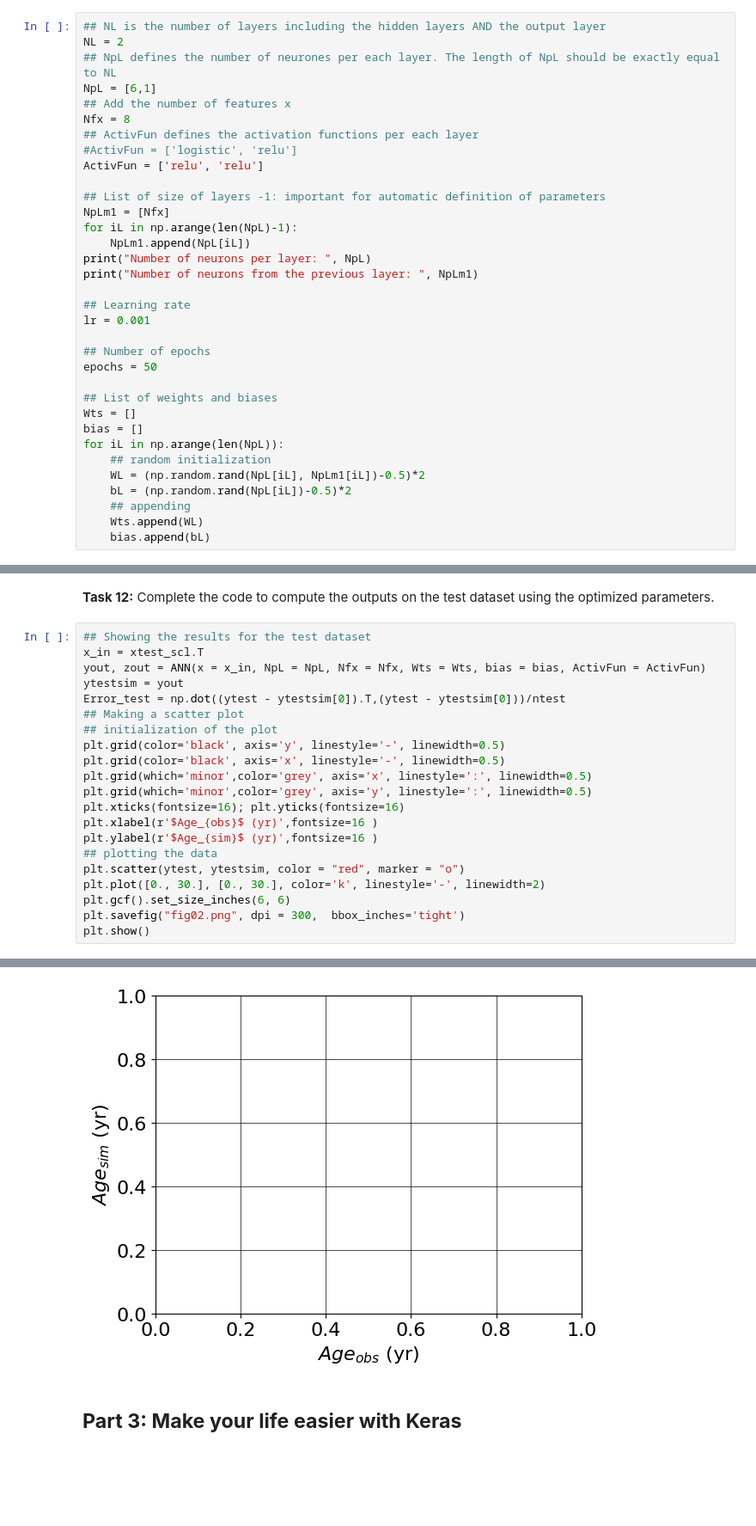
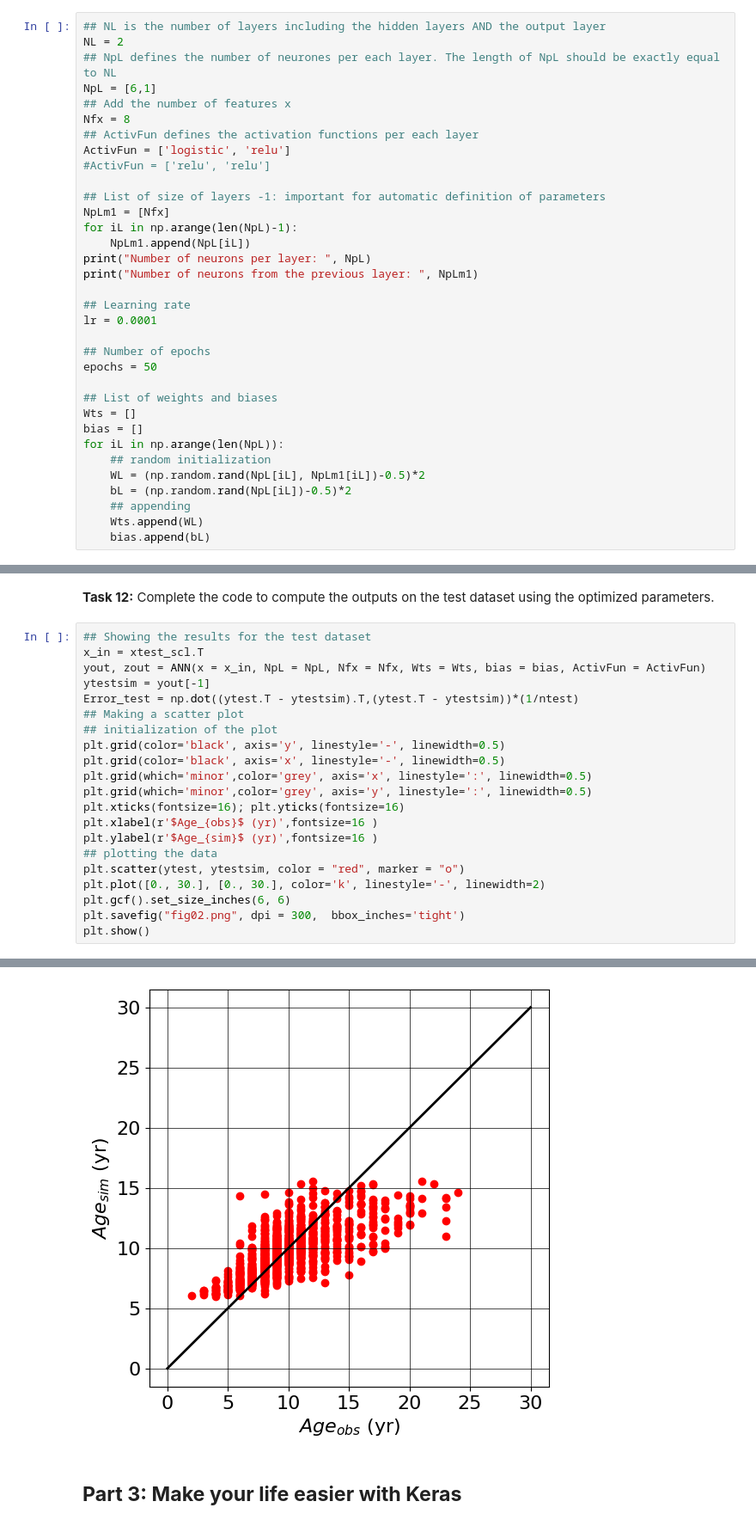
Before and after one commit to GregHsr/BigData, a Jupyter notebook: 2022_ANN_Exercise_HUSSER_GREGOIRE.ipynb, the cells around one changed output, grey strips where cells are left out. Shown at 86% size. Saved outputs shown, nothing was run; the diff lists cells and outputs as text; blank space fills up the shorter version.

```diff
--- a/2022_ANN_Exercise_HUSSER_GREGOIRE.ipynb
+++ b/2022_ANN_Exercise_HUSSER_GREGOIRE.ipynb
@@ -489,8 +489,8 @@ NpL = [6,1]
 ## Add the number of features x
 Nfx = 8
 ## ActivFun defines the activation functions per each layer
-#ActivFun = ['logistic', 'relu']
-ActivFun = ['relu', 'relu']
+ActivFun = ['logistic', 'relu']
+#ActivFun = ['relu', 'relu']
 
 ## List of size of layers -1: important for automatic definition of parameters
 NpLm1 = [Nfx]
@@ -500,7 +500,7 @@ print("Number of neurons per layer: ", NpL)
 print("Number of neurons from the previous layer: ", NpLm1)
 
 ## Learning rate
-lr = 0.001
+lr = 0.0001
 
 ## Number of epochs
 epochs = 50
@@ -620,8 +607,8 @@ plt.show()
 ## Showing the results for the test dataset
 x_in = xtest_scl.T
 yout, zout = ANN(x = x_in, NpL = NpL, Nfx = Nfx, Wts = Wts, bias = bias, ActivFun = ActivFun)
-ytestsim = yout
-Error_test = np.dot((ytest - ytestsim[0]).T,(ytest - ytestsim[0]))/ntest
+ytestsim = yout[-1]
+Error_test = np.dot((ytest.T - ytestsim).T,(ytest.T - ytestsim))*(1/ntest)
 ## Making a scatter plot
 ## initialization of the plot
 plt.grid(color='black', axis='y', linestyle='-', linewidth=0.5)
@@ -642,4 +628,4 @@ ValueError: setting an array element with a sequence. The requested array has an
-[figure, old version]
+[figure, new version]
 # %% [markdown]
 ## <strong>Part 3: Make your life easier with Keras</strong>
 # %% [markdown]
```
Also changed, not shown: parts of 13 cells of this notebook, 1 other file.
